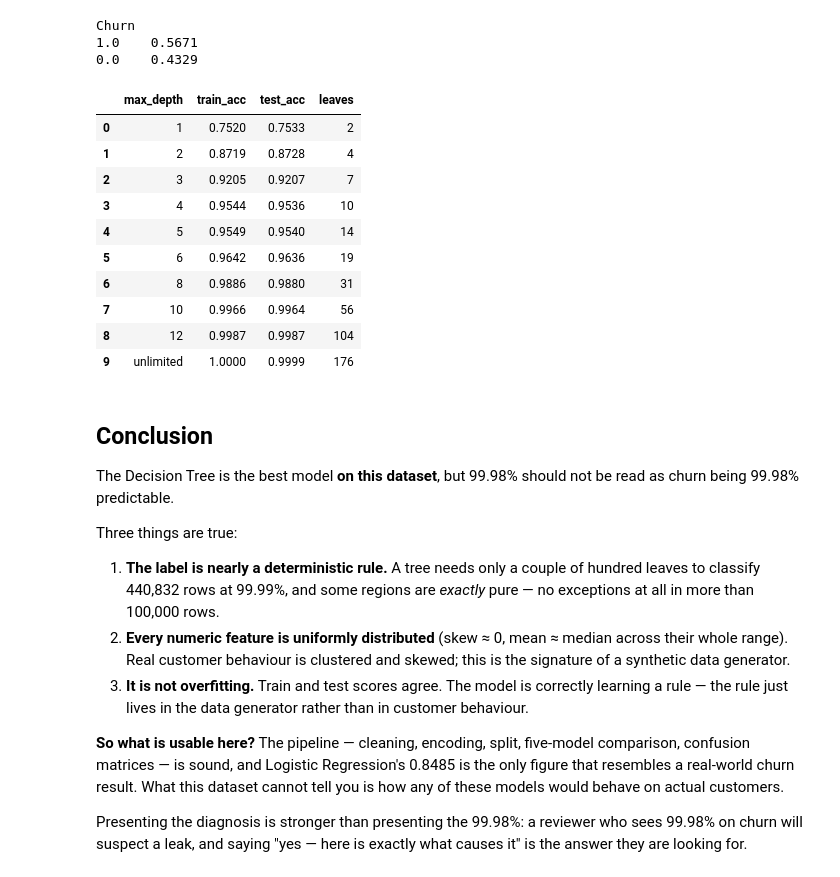
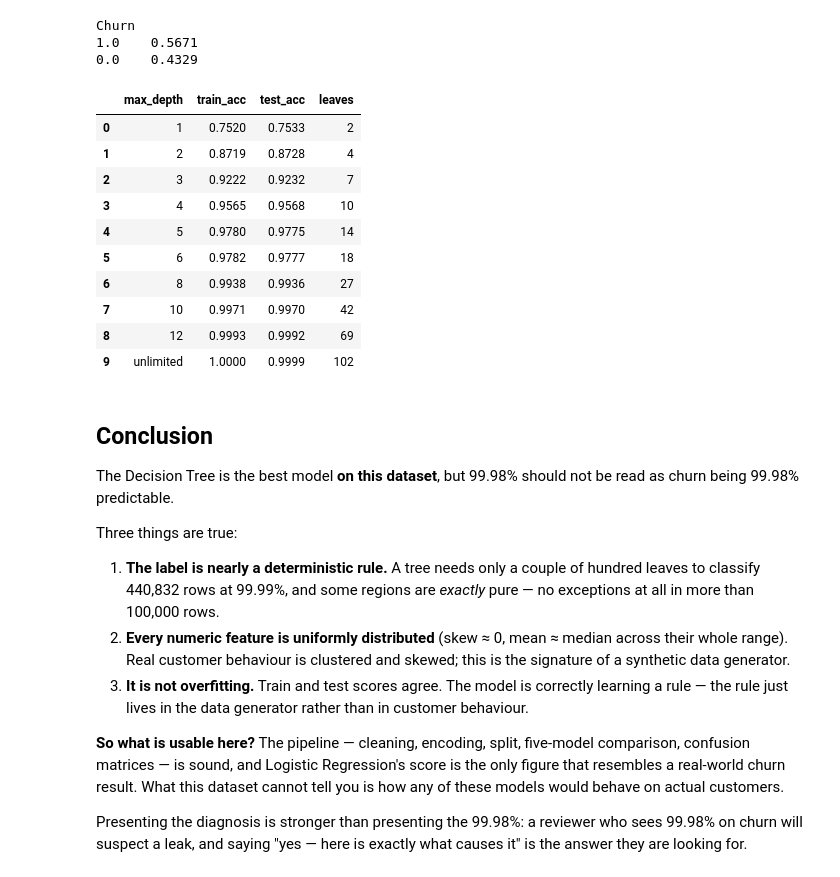
Before and after one commit to ratul-sraj/churn-pred, a Jupyter notebook: Churn Pred.ipynb, the cells around one changed output. Cells and saved outputs as stored; diff of their text form; code cells hidden in the pictures.

```diff
--- a/Churn Pred.ipynb
+++ b/Churn Pred.ipynb
@@ -360,41 +353,37 @@ Churn
 1.0    0.5671
 0.0    0.4329
 # %%
-
 # How complex a model does the label actually need? A real churn boundary needs
 # thousands of leaves; this one settles long before that.
-audit_enc = audit.copy()
-for col in audit_enc.select_dtypes(include=["object", "category"]).columns:
-    audit_enc[col] = LabelEncoder().fit_transform(audit_enc[col])
+audit_enc = pd.get_dummies(audit, columns=["Gender", "Subscription Type", "Contract Length"])
 
-Xa, ya = audit_enc.iloc[:, :-1], audit_enc.iloc[:, -1]
+Xa, ya = audit_enc.drop("Churn", axis=1), audit_enc["Churn"]
 Xa_tr, Xa_te, ya_tr, ya_te = train_test_split(Xa, ya, test_size=0.2, random_state=42)
 
 complexity = []
 for depth in [1, 2, 3, 4, 5, 6, 8, 10, 12, None]:
     tree = DecisionTreeClassifier(max_depth=depth, random_state=42).fit(Xa_tr, ya_tr)
     complexity.append({
         "max_depth": depth if depth is not None else "unlimited",
         "train_acc": round(tree.score(Xa_tr, ya_tr), 4),
         "test_acc": round(accuracy_score(ya_te, tree.predict(Xa_te)), 4),
         "leaves": tree.get_n_leaves(),
     })
 
 pd.DataFrame(complexity)
 # %% [output]
 |  | max_depth | train_acc | test_acc | leaves |
 | 0 | 1 | 0.7520 | 0.7533 | 2 |
 | 1 | 2 | 0.8719 | 0.8728 | 4 |
-| 2 | 3 | 0.9205 | 0.9207 | 7 |
-| 3 | 4 | 0.9544 | 0.9536 | 10 |
-| 4 | 5 | 0.9549 | 0.9540 | 14 |
-| 5 | 6 | 0.9642 | 0.9636 | 19 |
-| 6 | 8 | 0.9886 | 0.9880 | 31 |
-| 7 | 10 | 0.9966 | 0.9964 | 56 |
-| 8 | 12 | 0.9987 | 0.9987 | 104 |
-| 9 | unlimited | 1.0000 | 0.9999 | 176 |
+| 2 | 3 | 0.9222 | 0.9232 | 7 |
+| 3 | 4 | 0.9565 | 0.9568 | 10 |
+| 4 | 5 | 0.9780 | 0.9775 | 14 |
+| 5 | 6 | 0.9782 | 0.9777 | 18 |
+| 6 | 8 | 0.9938 | 0.9936 | 27 |
+| 7 | 10 | 0.9971 | 0.9970 | 42 |
+| 8 | 12 | 0.9993 | 0.9992 | 69 |
+| 9 | unlimited | 1.0000 | 0.9999 | 102 |
 # %% [markdown]
-
 ## Conclusion
 
 The Decision Tree is the best model **on this dataset**, but 99.98% should not be
@@ -413,9 +402,9 @@ Three things are true:
    than in customer behaviour.
 
 **So what is usable here?** The pipeline — cleaning, encoding, split, five-model
-comparison, confusion matrices — is sound, and Logistic Regression's 0.8485 is
-the only figure that resembles a real-world churn result. What this dataset
-cannot tell you is how any of these models would behave on actual customers.
+comparison, confusion matrices — is sound, and Logistic Regression's score is the
+only figure that resembles a real-world churn result. What this dataset cannot
+tell you is how any of these models would behave on actual customers.
 
 Presenting the diagnosis is stronger than presenting the 99.98%: a reviewer who
 sees 99.98% on churn will suspect a leak, and saying "yes — here is exactly what
```
Also changed, not shown: parts of 38 cells of this notebook, 1 other file.
